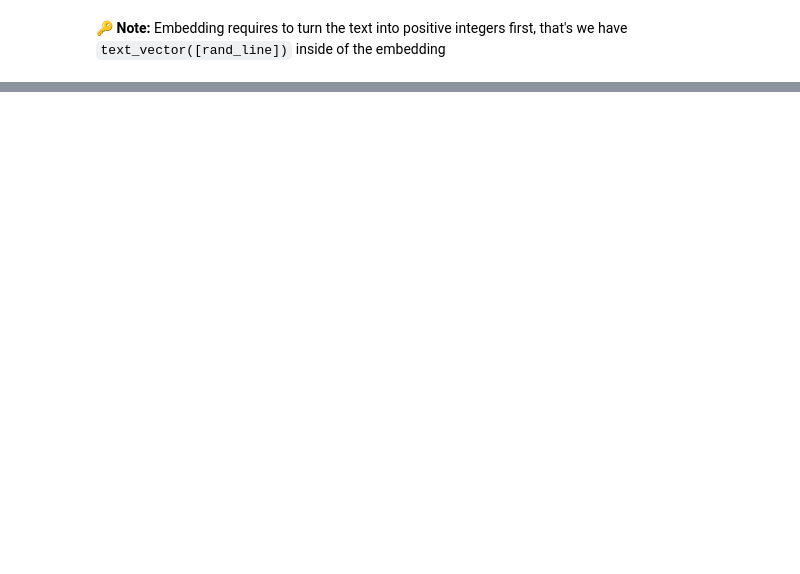
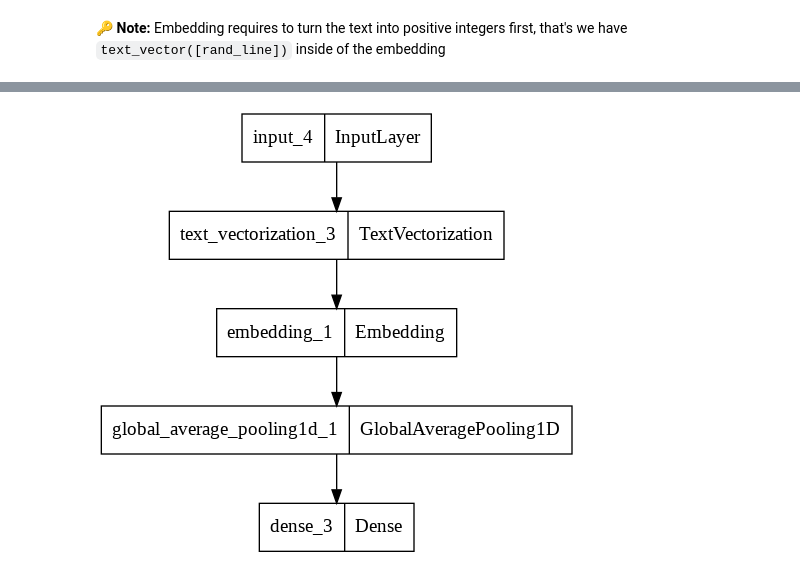
Before and after one commit to Jayveersinh-Raj/intro_NLP_tensorflow, a Jupyter notebook: Intro_NLP.ipynb, the cells around one changed output, grey strips where cells are left out. Drawn from its saved outputs; the diff is of its cells as text; code cells hidden in the pictures; blank space fills up the shorter version.

```diff
--- a/Intro_NLP.ipynb
+++ b/Intro_NLP.ipynb
@@ -350,0 +462,8 @@ The embedding :
+# %%
+# Lets create agin with global pooling layer
+inputs = layers.Input(shape=(1,), dtype = tf.string)
+x = text_vector(inputs)
+x = embedding(x)
+x = layers.GlobalAveragePooling1D()(x) # condense the feature vector of each token to one vector
+outputs = layers.Dense(1, activation = "sigmoid")(x)
+model_1 = tf.keras.Model(inputs, outputs, name = "model_1_dense")
@@ -350,0 +490,4 @@ The embedding :
+# %%
+tf.keras.utils.plot_model(model_1)
+# %% [output]
+[figure, added]
```
Also changed, not shown: parts of 34 cells of this notebook.
